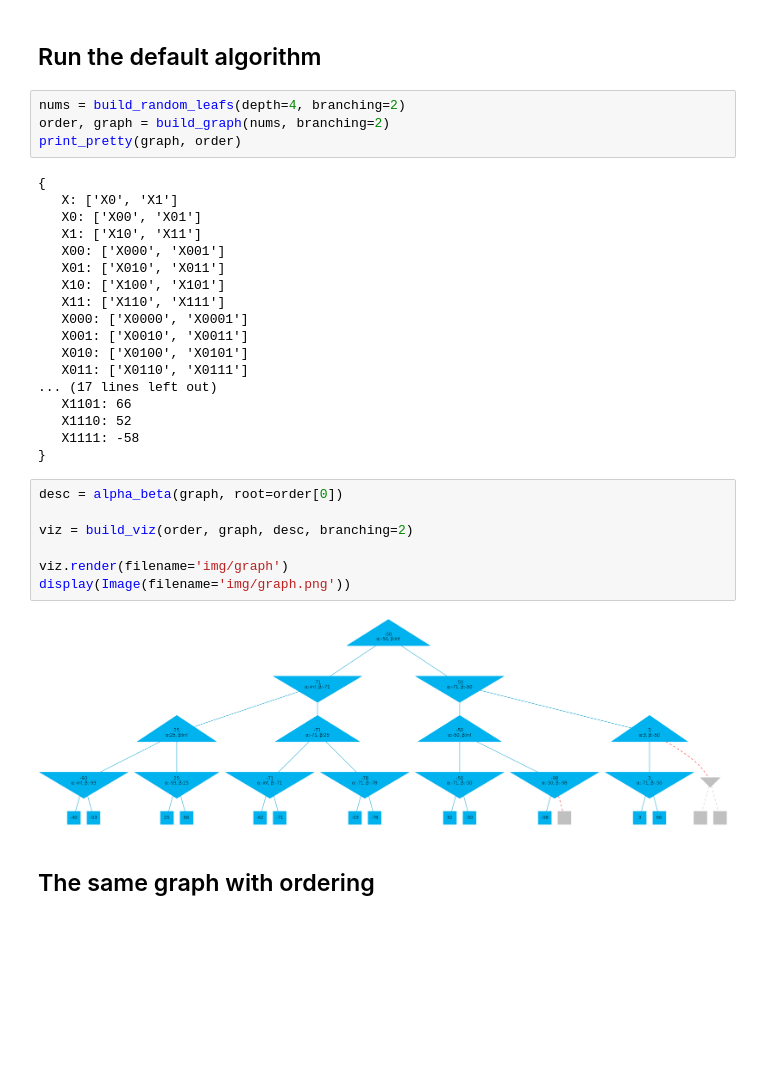
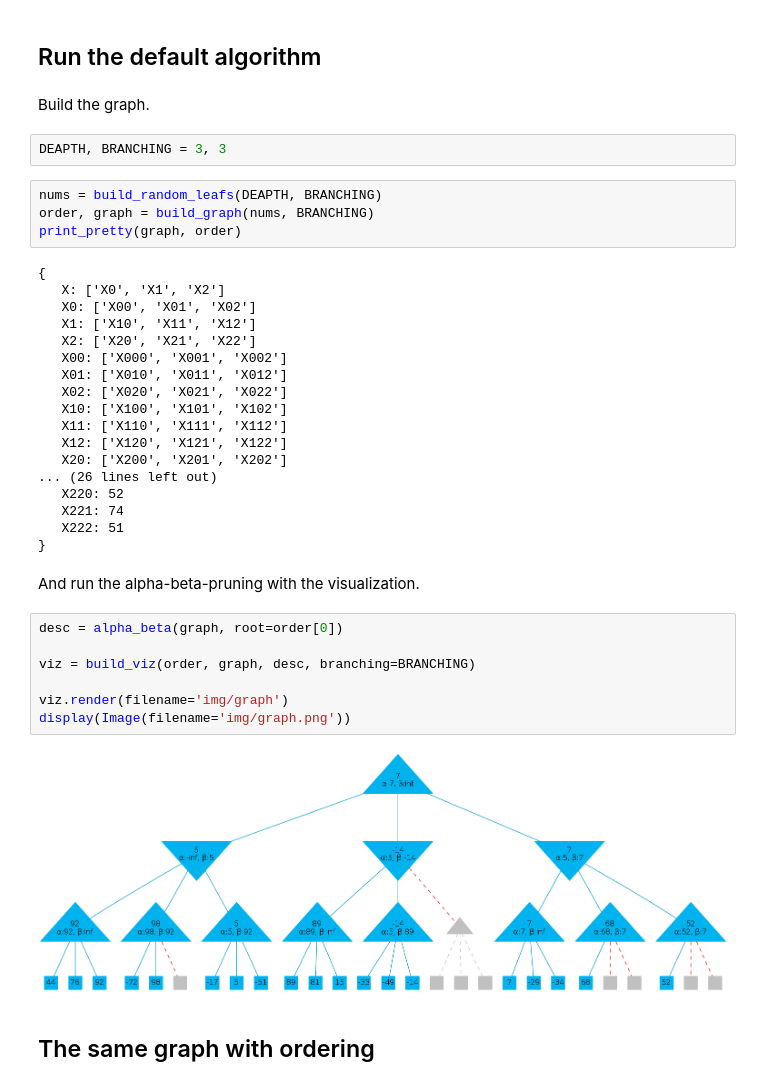
Before and after one commit to Mufas61/alpha-beta-pruning, a Jupyter notebook: visualization.ipynb, the cells around one changed output. Saved outputs shown, nothing was run; the diff lists cells and outputs as text; blank space fills up the shorter version.

```diff
--- a/visualization.ipynb
+++ b/visualization.ipynb
@@ -15,37 +15,43 @@ The autoreload extension is already loaded. To reload it, use:
   %reload_ext autoreload
 # %% [markdown]
 ## Run the default algorithm
+# %% [markdown]
+Build the graph.
+# %%
+DEAPTH, BRANCHING = 3, 3
 # %%
-nums = build_random_leafs(depth=4, branching=2)
-order, graph = build_graph(nums, branching=2)
+nums = build_random_leafs(DEAPTH, BRANCHING)
+order, graph = build_graph(nums, BRANCHING)
 print_pretty(graph, order)
 # %% [output]
 {
-   X: ['X0', 'X1']
-   X0: ['X00', 'X01']
-   X1: ['X10', 'X11']
-   X00: ['X000', 'X001']
-   X01: ['X010', 'X011']
-   X10: ['X100', 'X101']
-   X11: ['X110', 'X111']
-   X000: ['X0000', 'X0001']
-   X001: ['X0010', 'X0011']
-   X010: ['X0100', 'X0101']
-   X011: ['X0110', 'X0111']
-... (17 lines left out)
-   X1101: 66
-   X1110: 52
-   X1111: -58
+   X: ['X0', 'X1', 'X2']
+   X0: ['X00', 'X01', 'X02']
+   X1: ['X10', 'X11', 'X12']
+   X2: ['X20', 'X21', 'X22']
+   X00: ['X000', 'X001', 'X002']
+   X01: ['X010', 'X011', 'X012']
+   X02: ['X020', 'X021', 'X022']
+   X10: ['X100', 'X101', 'X102']
+   X11: ['X110', 'X111', 'X112']
+   X12: ['X120', 'X121', 'X122']
+   X20: ['X200', 'X201', 'X202']
+... (26 lines left out)
+   X220: 52
+   X221: 74
+   X222: 51
 }
+# %% [markdown]
+And run the alpha-beta-pruning with the visualization.
 # %%
 desc = alpha_beta(graph, root=order[0])
 
-viz = build_viz(order, graph, desc, branching=2)
+viz = build_viz(order, graph, desc, branching=BRANCHING)
 
 viz.render(filename='img/graph')
 display(Image(filename='img/graph.png'))
 # %% [output]
-[figure, old version]
+[figure, new version]
 # %% [markdown]
 ## The same graph with ordering
 # %%
```
Also changed, not shown: parts of 3 cells of this notebook, 2 other files.
